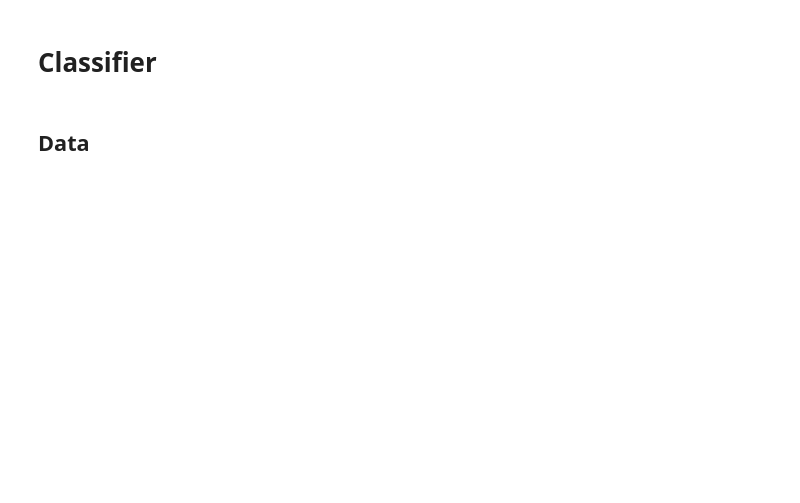
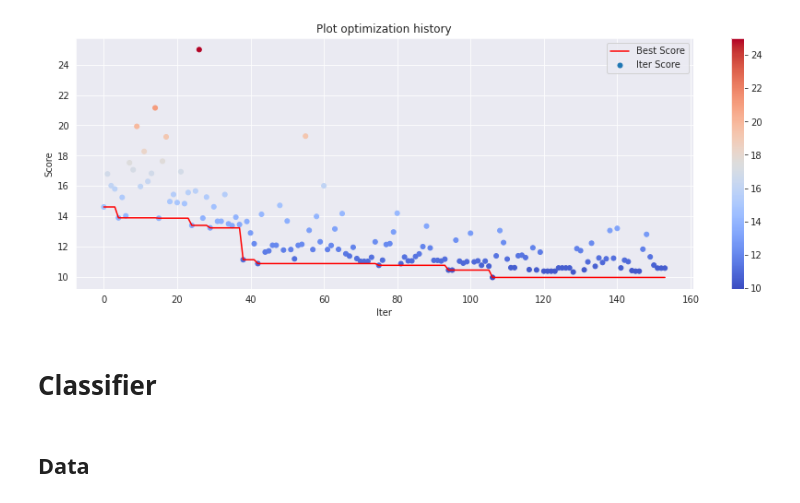
Before and after one commit to Alex-Lekov/AutoML_Alex, a Jupyter notebook: 02_Models.ipynb, the cells around one changed output. Cells and saved outputs as stored; diff of their text form; code cells hidden in the pictures; blank space fills up the shorter version.

```diff
--- a/02_Models.ipynb
+++ b/02_Models.ipynb
@@ -14,0 +19,9 @@ RANDOM_SEED = 42
+# %%
+from sklearn.datasets import load_boston
+data = load_boston()
+X_train, X_test, y_train, y_test = train_test_split(pd.DataFrame(data.data),
+                                                    pd.DataFrame(data.target),
+                                                    test_size=0.15,
+                                                    random_state=RANDOM_SEED,)
+
+X_train.shape, X_test.shape
@@ -14,0 +47,8 @@ RANDOM_SEED = 42
+# %%
+from automl_alex import LightGBM, LightGBMRegressor
+
+# We will use LightGBM for this dataset
+model = LightGBM(X_train, y_train, X_test, type_of_estimator='regression', random_state=RANDOM_SEED)
+
+# or Simply
+model = LightGBMRegressor(X_train, y_train, X_test, random_state=RANDOM_SEED)
@@ -15,3 +122,7 @@ RANDOM_SEED = 42
+# %%
+model.plot_opt_history()
+# %% [output]
+[figure, added]
 # %% [markdown]
 # Classifier
 # %% [markdown]
```
Also changed, not shown: parts of 47 cells of this notebook, 19 other files.
